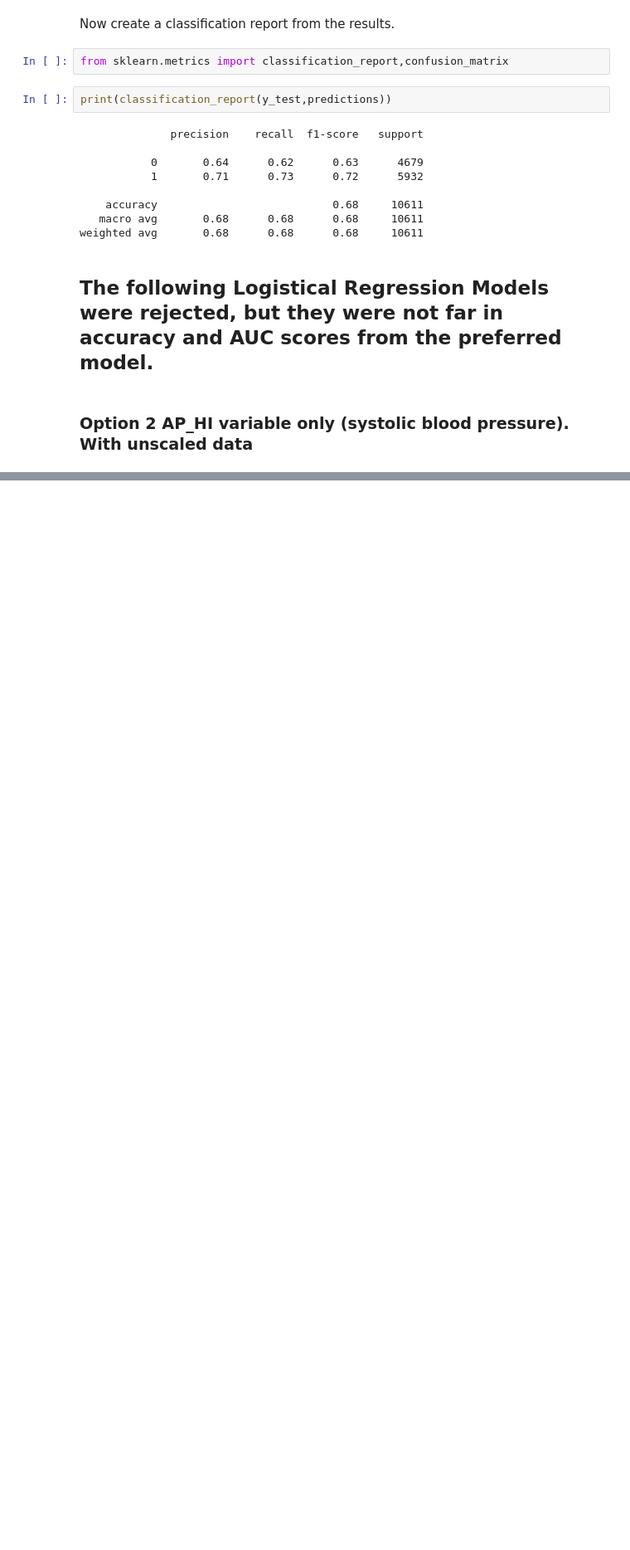
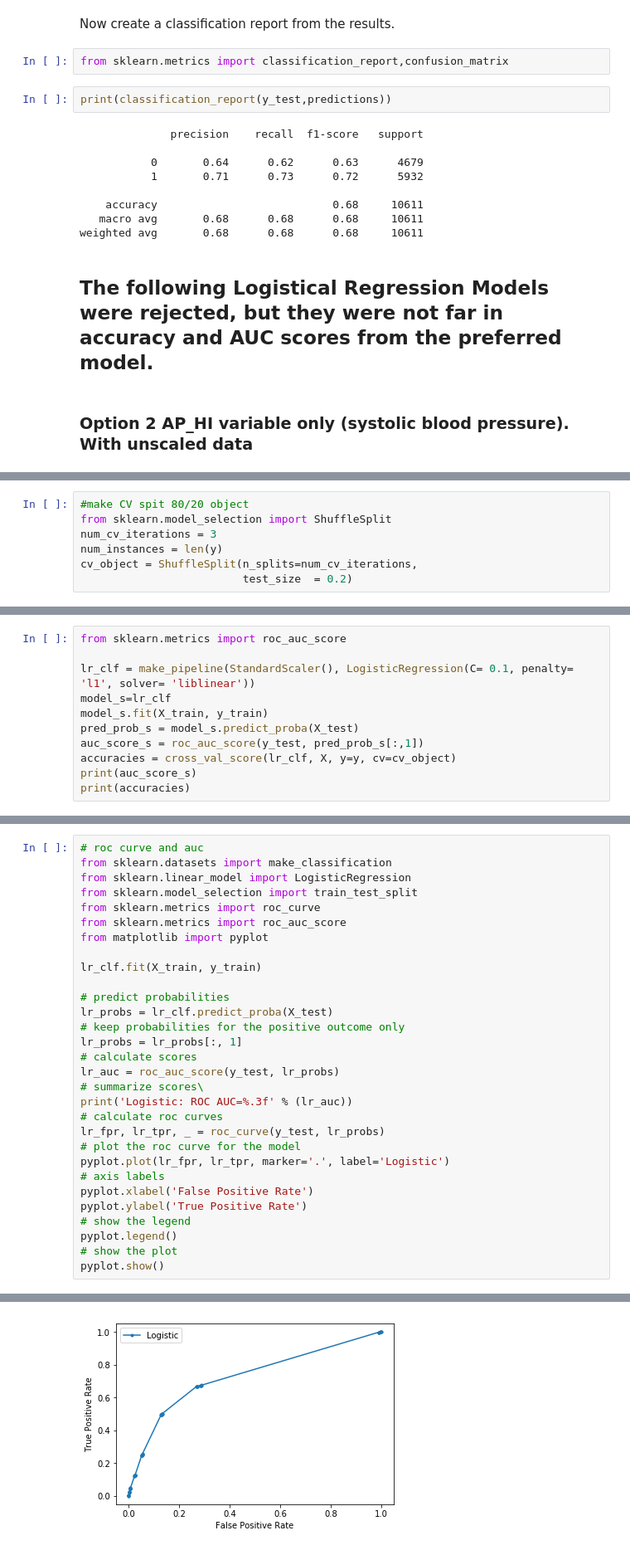
Before and after one commit to tinapai/SMUMSDS-ML1, a Jupyter notebook: Minilab.ipynb, the cells around one changed output, grey strips where cells are left out. Shown: that part at 83% size. Cells and saved outputs as stored; diff of their text form; blank space fills up the shorter version.

Commit message:
Added models from Paritosh into Appendix

```diff
--- a/Minilab.ipynb
+++ b/Minilab.ipynb
@@ -1412,0 +2091,7 @@ KeyError: 'cardio'
+# %%
+#make CV spit 80/20 object
+from sklearn.model_selection import ShuffleSplit
+num_cv_iterations = 3
+num_instances = len(y)
+cv_object = ShuffleSplit(n_splits=num_cv_iterations,
+                         test_size  = 0.2)
@@ -1412,0 +2175,11 @@ KeyError: 'cardio'
+# %%
+from sklearn.metrics import roc_auc_score
+
+lr_clf = make_pipeline(StandardScaler(), LogisticRegression(C= 0.1, penalty= 'l1', solver= 'liblinear'))
+model_s=lr_clf
+model_s.fit(X_train, y_train)
+pred_prob_s = model_s.predict_proba(X_test)
+auc_score_s = roc_auc_score(y_test, pred_prob_s[:,1])
+accuracies = cross_val_score(lr_clf, X, y=y, cv=cv_object)
+print(auc_score_s)
+print(accuracies)
@@ -1412,0 +2262,31 @@ KeyError: 'cardio'
+# %%
+# roc curve and auc
+from sklearn.datasets import make_classification
+from sklearn.linear_model import LogisticRegression
+from sklearn.model_selection import train_test_split
+from sklearn.metrics import roc_curve
+from sklearn.metrics import roc_auc_score
+from matplotlib import pyplot
+
+lr_clf.fit(X_train, y_train)
+
+# predict probabilities
+lr_probs = lr_clf.predict_proba(X_test)
+# keep probabilities for the positive outcome only
+lr_probs = lr_probs[:, 1]
+# calculate scores
+lr_auc = roc_auc_score(y_test, lr_probs)
+# summarize scores\
+print('Logistic: ROC AUC=%.3f' % (lr_auc))
+# calculate roc curves
+lr_fpr, lr_tpr, _ = roc_curve(y_test, lr_probs)
+# plot the roc curve for the model
+pyplot.plot(lr_fpr, lr_tpr, marker='.', label='Logistic')
+# axis labels
+pyplot.xlabel('False Positive Rate')
+pyplot.ylabel('True Positive Rate')
+# show the legend
+pyplot.legend()
+# show the plot
+pyplot.show()
+# %% [output]
@@ -1412,0 +2294 @@ KeyError: 'cardio'
+[figure, added]
```
Also changed, not shown: parts of 219 cells of this notebook.
